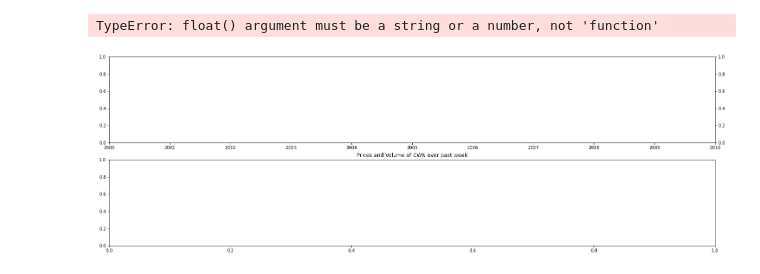
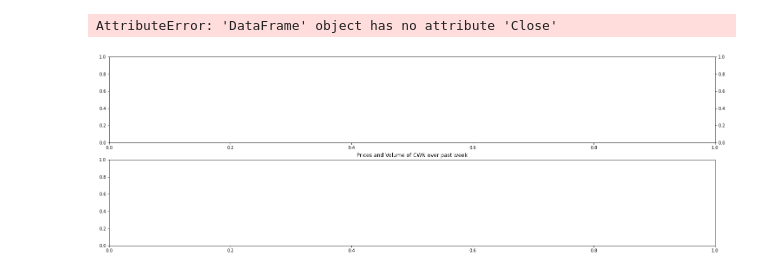
Before and after one commit to LaachH/dream_team, a Jupyter notebook: group3shares.ipynb, the cells around one changed output. Drawn from its saved outputs; the diff is of its cells as text; code cells hidden in the pictures.

```diff
--- a/group3shares.ipynb
+++ b/group3shares.ipynb
@@ -149,25 +163,25 @@ create_bar_chart(datavol_df["CWN.AX"],"Trading volumes - Crown for past week","H
 # %%
 
 tidx = pd.date_range(start = '2022-04-04', end='2022-04-08', periods=5)
 data_df = pd.DataFrame(pd.date_range, columns=['Close','Volume'], index=tidx)
 fig, (ax1, ax2) = plt.subplots(2, 1, figsize=(25,8))
 plt.title('Prices and Volume of CWN over past week')
 
 ax1b = ax1.twinx()
-plot1a, = ax1.plot(data_df.index, data_df.Close)
-plot1b, = ax1b.plot(data-df.index, data_df.Volume, color='r')
+plot1a, = ax1.plot(dataclose_df.index, dataclose_df.Close)
+plot1b, = ax1b.plot(datavol_df.index, datavol_df.Volume, color='r')
 
 ax2.set_xlabel('Date')
 ax1.set_ylabel('Volume')
 ax1b.set_ylabel('Closing Price')
 
 plt.legend([plot1a, plot1b], data_df.columns)
 
 # defining display layout
 plt.tight_layout()
 
 # show plot
 plt.show()
 # %% [output]
-TypeError: float() argument must be a string or a number, not 'function'
+AttributeError: 'DataFrame' object has no attribute 'Close'
-[figure, old version]
+[figure, new version]
```
Also changed, not shown: parts of 31 cells of this notebook.
